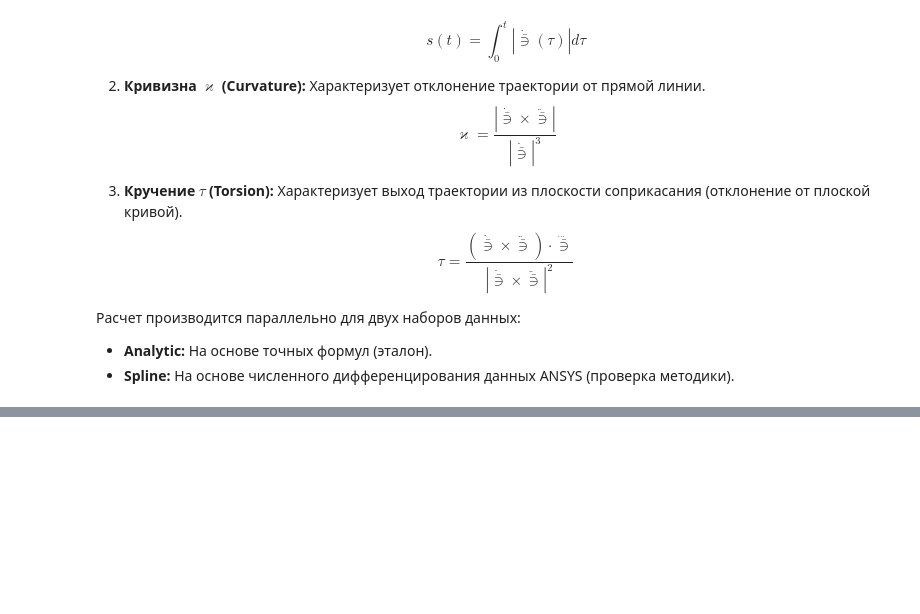
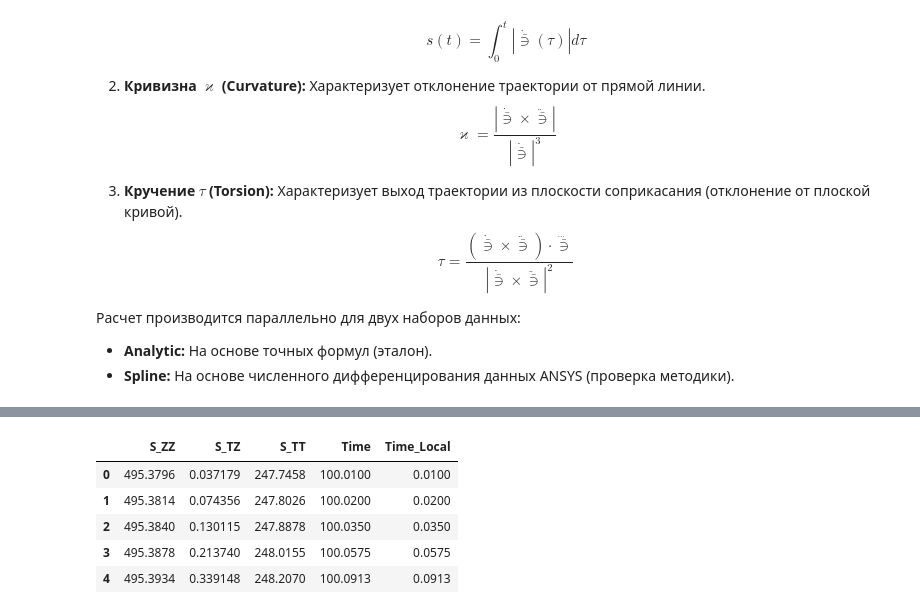
Before and after one commit to ArtemDos/complex_deformations, a Jupyter notebook: P29/ideal_vint/biso.ipynb, the cells around one changed output, grey strips where cells are left out. Drawn from its saved outputs; the diff is of its cells as text; code cells hidden in the pictures; blank space fills up the shorter version.

```diff
--- a/P29/ideal_vint/biso.ipynb
+++ b/P29/ideal_vint/biso.ipynb
@@ -488,0 +498,18 @@ plot_xy(
+# %%
+df_stress_stage2 = numerical_experiment_biso.loc[
+    numerical_experiment_biso["Time"] > split_time,
+    ["S_ZZ", "S_TZ", "S_TT", "Time"]
+].copy()
+
+df_stress_stage2.reset_index(drop=True, inplace=True)
+
+df_stress_stage2["Time_Local"] = df_stress_stage2["Time"] - split_time
+
+df_stress_stage2[:5]
+# %% [output]
+|  | S_ZZ | S_TZ | S_TT | Time | Time_Local |
+| 0 | 495.3796 | 0.037179 | 247.7458 | 100.0100 | 0.0100 |
+| 1 | 495.3814 | 0.074356 | 247.8026 | 100.0200 | 0.0200 |
+| 2 | 495.3840 | 0.130115 | 247.8878 | 100.0350 | 0.0350 |
+| 3 | 495.3878 | 0.213740 | 248.0155 | 100.0575 | 0.0575 |
+| 4 | 495.3934 | 0.339148 | 248.2070 | 100.0913 | 0.0913 |
```
Also changed, not shown: parts of 27 cells of this notebook, 2 other files.
